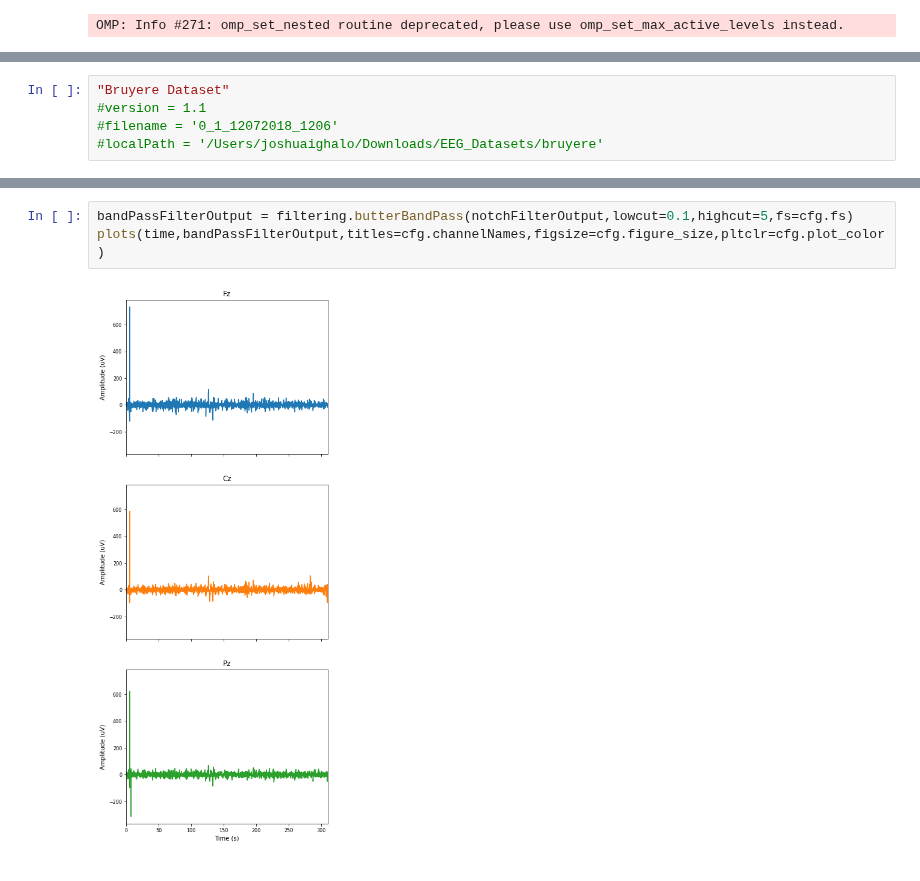
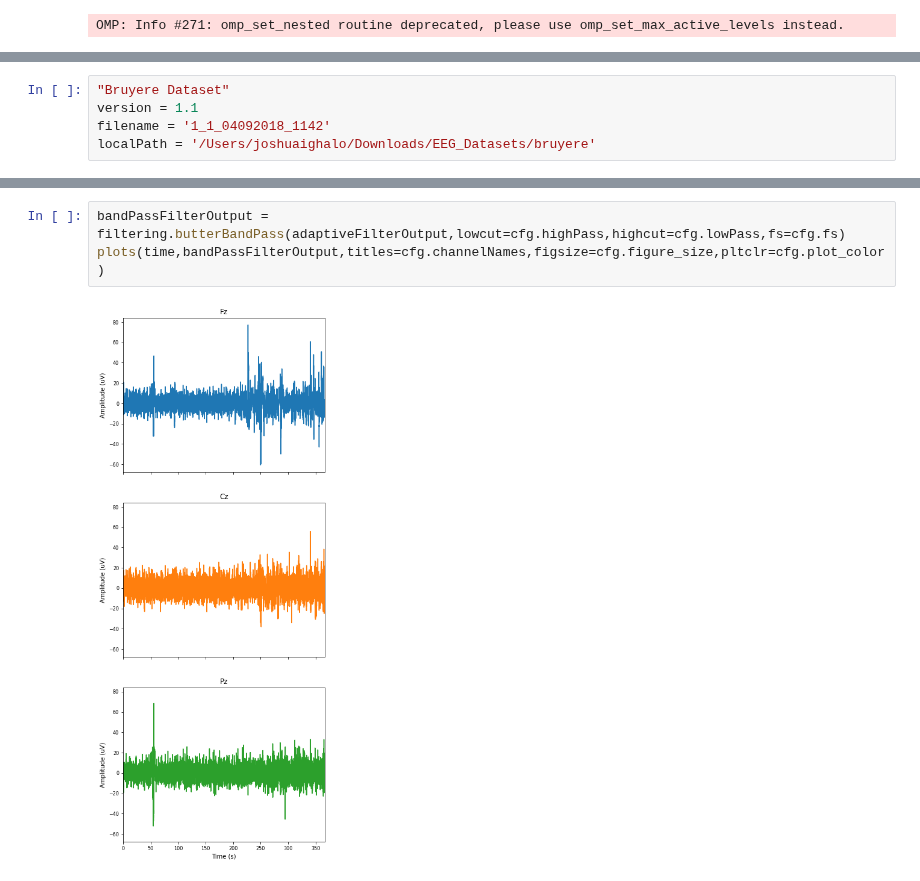
Before and after one commit to iggy96/Dementia-EEG-Analysis, a Jupyter notebook: preprocess_single.ipynb, the cells around one changed output, grey strips where cells are left out. Drawn from its saved outputs; the diff is of its cells as text.

```diff
--- a/preprocess_single.ipynb
+++ b/preprocess_single.ipynb
@@ -11,8 +13,8 @@ version = 1.0
 # %%
 "Bruyere Dataset"
-#version = 1.1
-#filename = '0_1_12072018_1206'
-#localPath = '/Users/joshuaighalo/Downloads/EEG_Datasets/bruyere'
+version = 1.1
+filename = '1_1_04092018_1142'
+localPath = '/Users/joshuaighalo/Downloads/EEG_Datasets/bruyere'
 # %%
 device = importFile.neurocatch()
 fileObjects = device.init(version,filename,localPath)
@@ -43,5 +58,5 @@ plots(time,adaptiveFilterOutput,titles=cfg.channelNames,figsize=cfg.figure_size,
 # %%
-bandPassFilterOutput = filtering.butterBandPass(notchFilterOutput,lowcut=0.1,highcut=5,fs=cfg.fs)
+bandPassFilterOutput = filtering.butterBandPass(adaptiveFilterOutput,lowcut=cfg.highPass,highcut=cfg.lowPass,fs=cfg.fs)
 plots(time,bandPassFilterOutput,titles=cfg.channelNames,figsize=cfg.figure_size,pltclr=cfg.plot_color)
 # %% [output]
-[figure, old version]
+[figure, new version]
```
Also changed, not shown: parts of 9 cells of this notebook.
